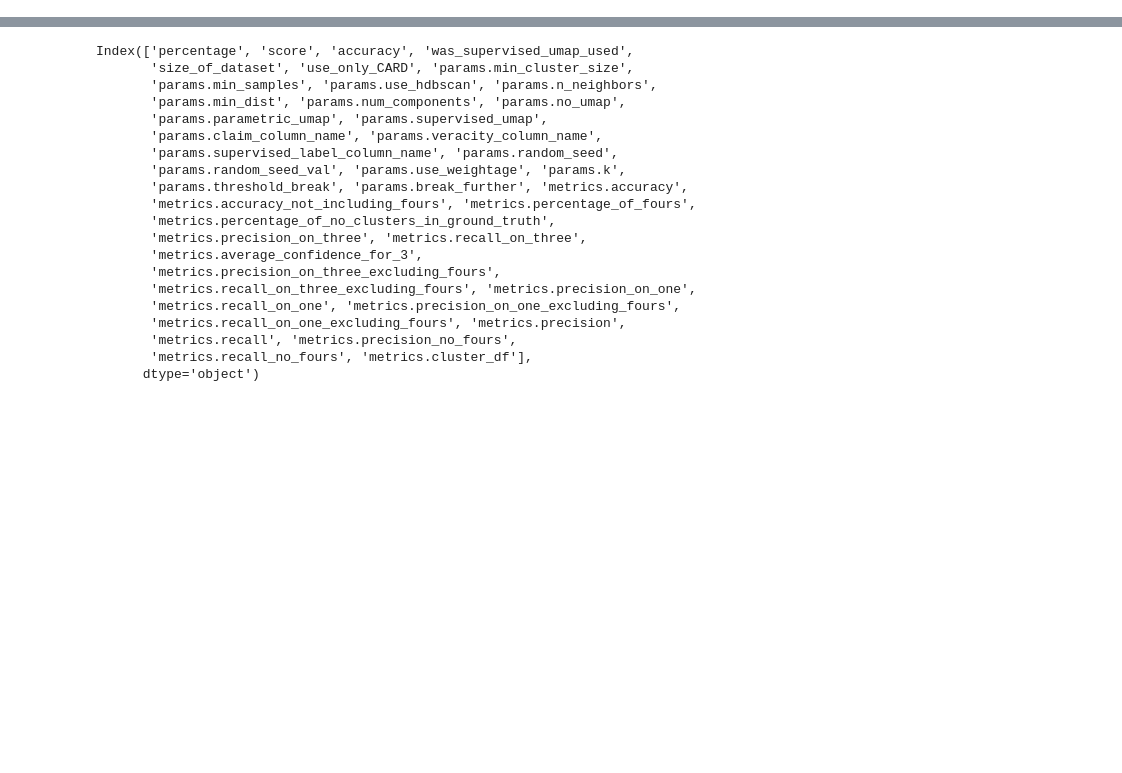
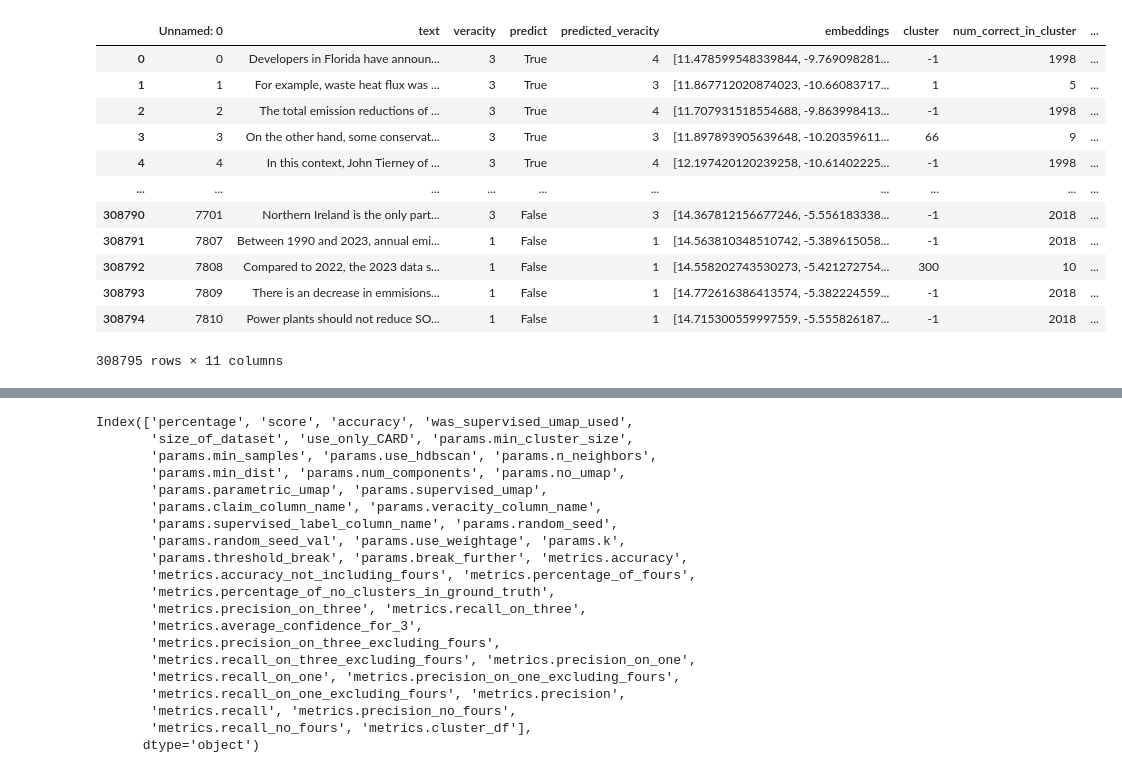
Before and after one commit to Vinayak-Kannan/FactChecker-V3, a Jupyter notebook: Testing/Test Output/analysis.ipynb, the cells around one changed output, grey strips where cells are left out. Drawn from its saved outputs; the diff is of its cells as text; code cells hidden in the pictures; blank space fills up the shorter version.

```diff
--- a/Testing/Test Output/analysis.ipynb
+++ b/Testing/Test Output/analysis.ipynb
@@ -0,0 +1,34 @@
+# %%
+import pandas as pd
+import glob
+
+# Get a list of all files that match the pattern
+file_list = glob.glob('/workspaces/FactChecker-V3/Testing/Test Output/Iterations/cluster_df_*.csv')
+
+# Initialize an empty list to hold the dataframes
+df_list = []
+
+# Loop through the files and read them into dataframes
+for i, file in enumerate(file_list):
+	temp_df = pd.read_csv(file)
+	temp_df['dataframe_number'] = i + 1  # Add a column for the dataframe number
+	df_list.append(temp_df)
+
+# Concatenate all the dataframes together
+combined_df = pd.concat(df_list, ignore_index=True)
+
+combined_df
+# %% [output]
+|  | Unnamed: 0 | text | veracity | predict | predicted_veracity | embeddings | cluster | num_correct_in_cluster | ... |
+| 0 | 0 | Developers in Florida have announ... | 3 | True | 4 | [11.478599548339844, -9.769098281... | -1 | 1998 | ... |
+| 1 | 1 | For example, waste heat flux was ... | 3 | True | 3 | [11.867712020874023, -10.66083717... | 1 | 5 | ... |
+| 2 | 2 | The total emission reductions of ... | 3 | True | 4 | [11.707931518554688, -9.863998413... | -1 | 1998 | ... |
+| 3 | 3 | On the other hand, some conservat... | 3 | True | 3 | [11.897893905639648, -10.20359611... | 66 | 9 | ... |
+| 4 | 4 | In this context, John Tierney of ... | 3 | True | 4 | [12.197420120239258, -10.61402225... | -1 | 1998 | ... |
+| ... | ... | ... | ... | ... | ... | ... | ... | ... | ... |
+| 308790 | 7701 | Northern Ireland is the only part... | 3 | False | 3 | [14.367812156677246, -5.556183338... | -1 | 2018 | ... |
+| 308791 | 7807 | Between 1990 and 2023, annual emi... | 1 | False | 1 | [14.563810348510742, -5.389615058... | -1 | 2018 | ... |
+| 308792 | 7808 | Compared to 2022, the 2023 data s... | 1 | False | 1 | [14.558202743530273, -5.421272754... | 300 | 10 | ... |
+| 308793 | 7809 | There is an decrease in emmisions... | 1 | False | 1 | [14.772616386413574, -5.382224559... | -1 | 2018 | ... |
+| 308794 | 7810 | Power plants should not reduce SO... | 1 | False | 1 | [14.715300559997559, -5.555826187... | -1 | 2018 | ... |
+308795 rows × 11 columns
```
Also changed, not shown: parts of 11 cells of this notebook, 10 other files.
